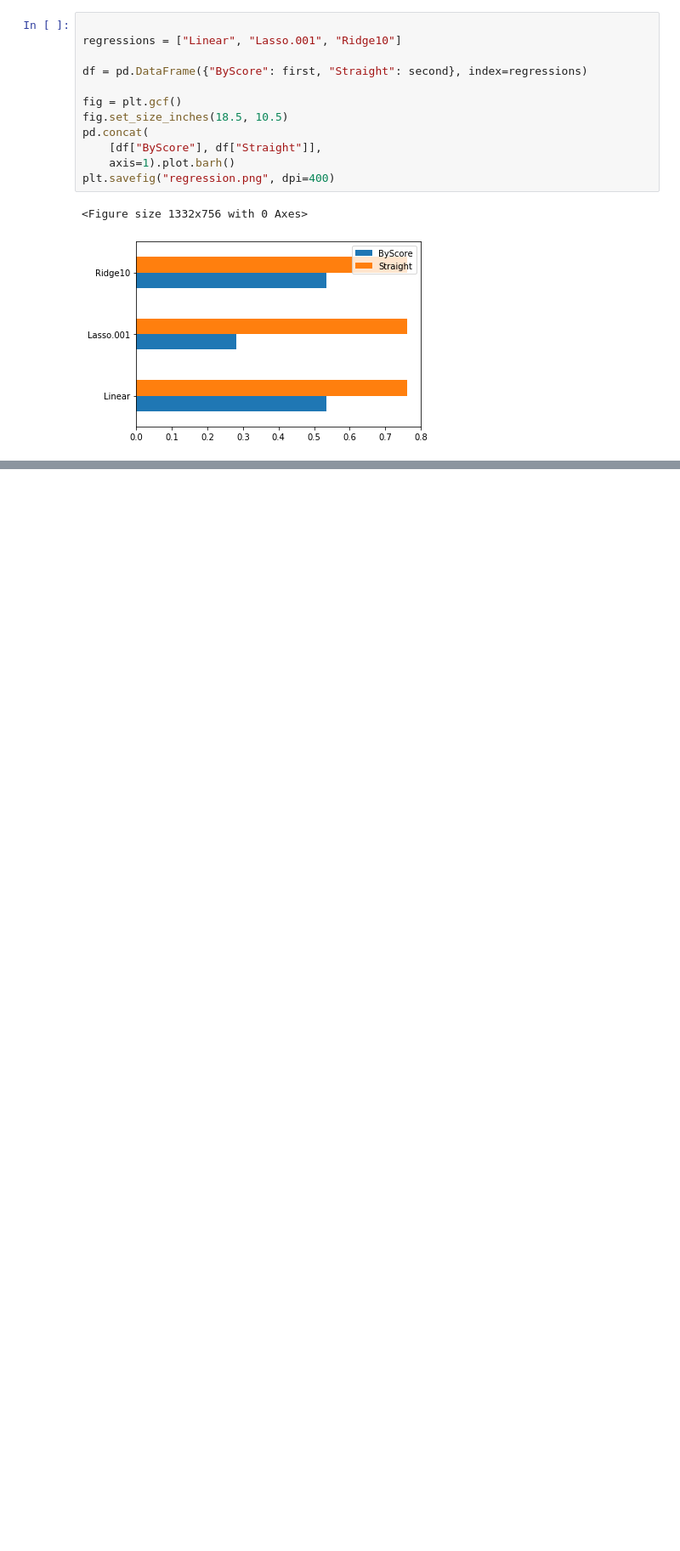
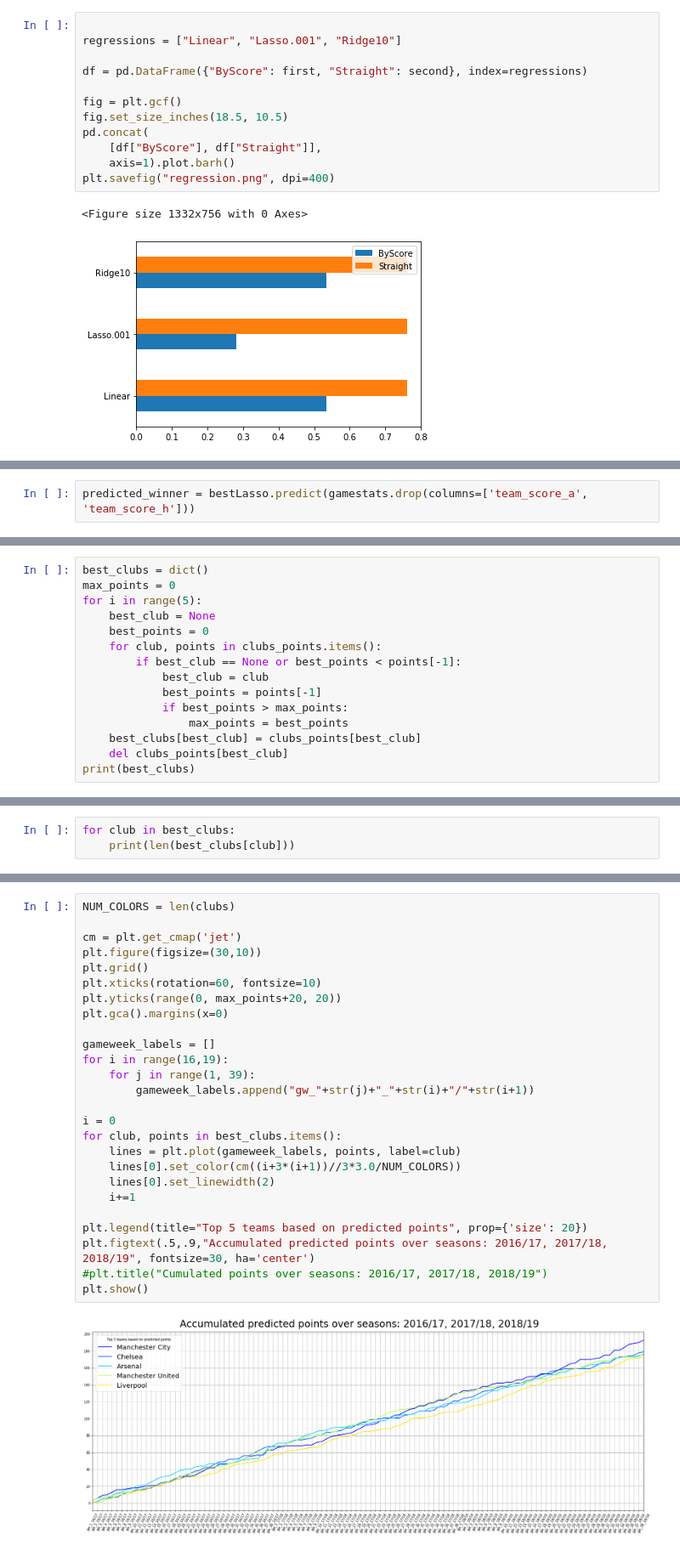
Before and after one commit to leppsalujyrgen/Entropy-of-Football-Statistics, a Jupyter notebook: Data Modelling/statistics-regression.ipynb, the cells around one changed output, grey strips where cells are left out. Shown: that part at 85% size. Cells and saved outputs as stored; diff of their text form; blank space fills up the shorter version.

Commit message:
Finished graphing predicted points and actual points. Modified pattern finding parameters to achieve better results.

```diff
--- a/Data Modelling/statistics-regression.ipynb
+++ b/Data Modelling/statistics-regression.ipynb
@@ -463,0 +526,2 @@ df
+# %%
+predicted_winner = bestLasso.predict(gamestats.drop(columns=['team_score_a', 'team_score_h']))
@@ -463,0 +571,15 @@ df
+# %%
+best_clubs = dict()
+max_points = 0
+for i in range(5):
+    best_club = None
+    best_points = 0
+    for club, points in clubs_points.items():
+        if best_club == None or best_points < points[-1]:
+            best_club = club
+            best_points = points[-1]
+            if best_points > max_points:
+                max_points = best_points
+    best_clubs[best_club] = clubs_points[best_club]
+    del clubs_points[best_club]
+print(best_clubs)
@@ -463,0 +588,3 @@ df
+# %%
+for club in best_clubs:
+    print(len(best_clubs[club]))
@@ -463,0 +597,28 @@ df
+# %%
+NUM_COLORS = len(clubs)
+
+cm = plt.get_cmap('jet')
+plt.figure(figsize=(30,10))
+plt.grid()
+plt.xticks(rotation=60, fontsize=10)
+plt.yticks(range(0, max_points+20, 20))
+plt.gca().margins(x=0)
+
+gameweek_labels = []
+for i in range(16,19):
+    for j in range(1, 39):
+        gameweek_labels.append("gw_"+str(j)+"_"+str(i)+"/"+str(i+1))
+
+i = 0
+for club, points in best_clubs.items():
+    lines = plt.plot(gameweek_labels, points, label=club)
+    lines[0].set_color(cm((i+3*(i+1))//3*3.0/NUM_COLORS))
+    lines[0].set_linewidth(2)
+    i+=1
+
+plt.legend(title="Top 5 teams based on predicted points", prop={'size': 20})
+plt.figtext(.5,.9,"Accumulated predicted points over seasons: 2016/17, 2017/18, 2018/19", fontsize=30, ha='center')
+#plt.title("Cumulated points over seasons: 2016/17, 2017/18, 2018/19")
+plt.show()
+# %% [output]
+[figure, added]
```
Also changed, not shown: parts of 15 cells of this notebook, 3 other files.
